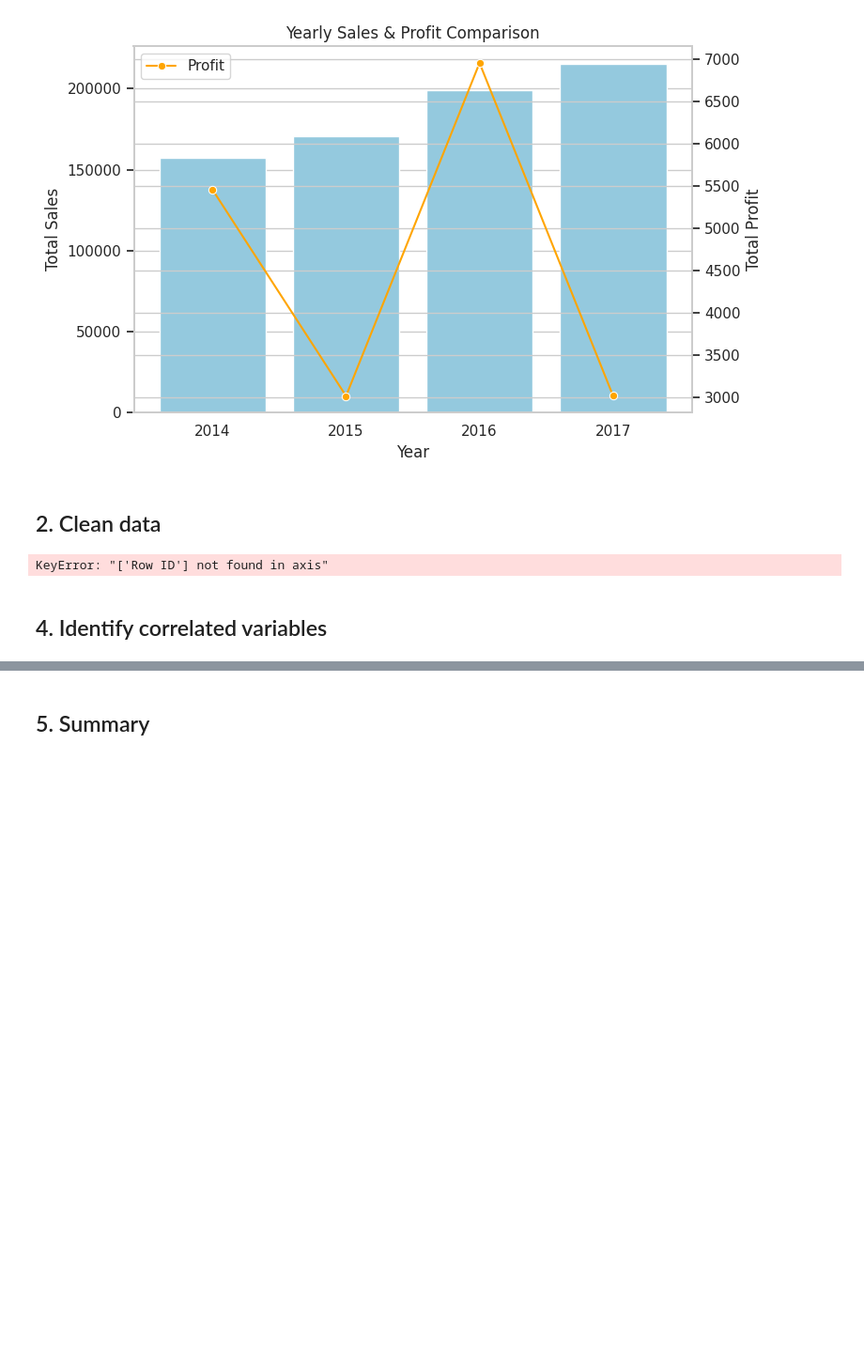
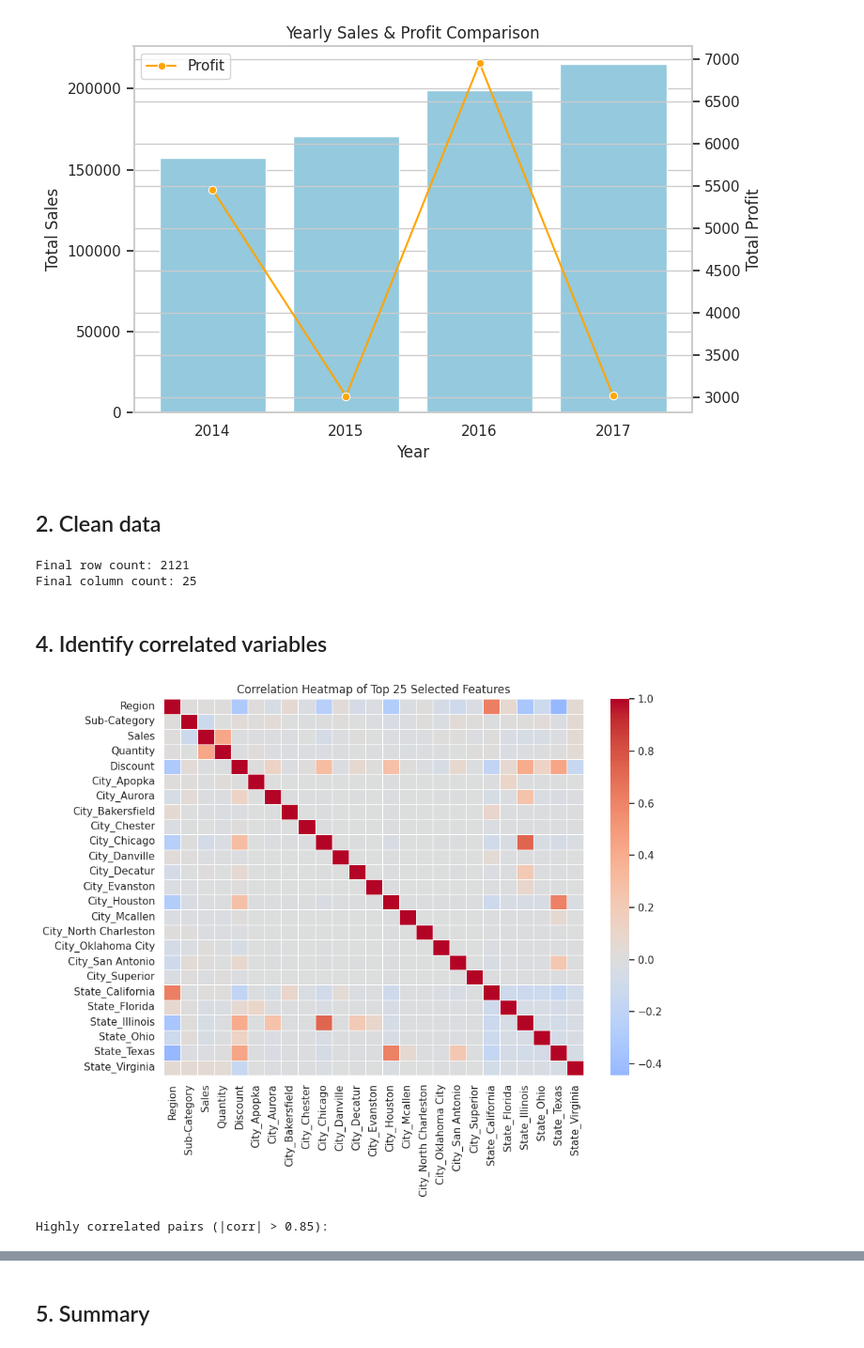
Before and after one commit to Kenchch/Phase-2-Data-Science-FengJiang, a Jupyter notebook: 1. Analysis and Preprocessing/part1-submission.ipynb, the cells around one changed output, grey strips where cells are left out. Shown: that part at 94% size. Drawn from its saved outputs; the diff is of its cells as text; code cells hidden in the pictures; blank space fills up the shorter version.

```diff
--- a/1. Analysis and Preprocessing/part1-submission.ipynb
+++ b/1. Analysis and Preprocessing/part1-submission.ipynb
@@ -163,7 +163,7 @@ from sklearn.preprocessing import LabelEncoder
 
 # Step 1: Define columns that should NOT be encoded
 exclude_cols = [
-    'Row ID', 'Order ID', 'Customer ID', 'Product ID', 'Category','Country',
+    'Order ID', 'Customer ID', 'Product ID', 'Category','Country',
     'Customer Name', 'Product Name', 'Order Date', 'Ship Date', 'Postal Code'
 ]
 
@@ -371,21 +371,21 @@ def balance_classes(X: pd.DataFrame, y: pd.Series,
 # %%
-# from sklearn.feature_selection import SelectKBest, mutual_info_classif, mutual_info_regression
+from sklearn.feature_selection import SelectKBest, mutual_info_classif, mutual_info_regression
 
-# def select_top_k(X: pd.DataFrame, y,
-#                  task: str = 'classification',
-#                  k: int = 20) -> pd.DataFrame:
-#     """
-#     Select top-k informative features via mutual information.
-#     task: 'classification' or 'regression'
-#     """
-#     if task == 'classification':
-#         selector = SelectKBest(mutual_info_classif, k=min(k, X.shape[1]))
-#     else:
-#         selector = SelectKBest(mutual_info_regression, k=min(k, X.shape[1]))
+def select_top_k(X: pd.DataFrame, y,
+                 task: str = 'classification',
+                 k: int = 20) -> pd.DataFrame:
+    """
+    Select top-k informative features via mutual information.
+    task: 'classification' or 'regression'
+    """
+    if task == 'classification':
+        selector = SelectKBest(mutual_info_classif, k=min(k, X.shape[1]))
+    else:
+        selector = SelectKBest(mutual_info_regression, k=min(k, X.shape[1]))
 
-#     X_new = selector.fit_transform(X, y)
-#     selected_cols = X.columns[selector.get_support()]
-#     return pd.DataFrame(X_new, columns=selected_cols)
+    X_new = selector.fit_transform(X, y)
+    selected_cols = X.columns[selector.get_support()]
+    return pd.DataFrame(X_new, columns=selected_cols)
 # %%
 # ---- Dataset preparation pipeline (Period-safe) ----
 df_clean  = handle_missing_values(df_converted.copy())
@@ -400,6 +400,7 @@ X_selected = select_top_k(X, y, task='regression', k=25)
 print("Final row count:", X_selected.shape[0])      # shape[0]
 print("Final column count:", X_selected.shape[1])   # shape[1]
 # %% [output]
-KeyError: "['Row ID'] not found in axis"
+Final row count: 2121
+Final column count: 25
 # %% [markdown]
 ## 4. Identify correlated variables
@@ -459,3 +407,34 @@ print("Shape after dropping:", X_reduced.shape)
+# %%
+# Step 1: 计算相关矩阵
+corr_matrix_25 = X_selected.corr()
+
+# Step 2: 可视化
+plt.figure(figsize=(10, 8))
+sns.heatmap(corr_matrix_25, cmap='coolwarm', center=0, annot=False, linewidths=0.5)
+plt.title("Correlation Heatmap of Top 25 Selected Features")
+plt.tight_layout()
+plt.show()
+# %% [output]
+[figure, added]
+# %%
+# 1. 计算相关系数矩阵（如对 top 25 特征）
+corr_matrix = X_selected.corr()
+
+# 2. 只保留上三角矩阵，防止重复分析
+upper_tri = corr_matrix.where(np.triu(np.ones(corr_matrix.shape), k=1).astype(bool))
+
+# 3. 设置阈值（常用 0.85 或 0.90），找出高度相关特征
+high_corr_pairs = [(row, col, upper_tri.loc[row, col])
+                   for row in upper_tri.index
+                   for col in upper_tri.columns
+                   if abs(upper_tri.loc[row, col]) > 0.85]
+
+# 4. 打印结果
+print("Highly correlated pairs (|corr| > 0.85):")
+for row, col, val in high_corr_pairs:
+    print(f"{row:25s} ↔ {col:25s}  corr = {val:.2f}")
+# %% [output]
+Highly correlated pairs (|corr| > 0.85):
 # %%
 
 # 1) Build a purely numeric DataFrame
```
Also changed, not shown: parts of 4 cells of this notebook.
